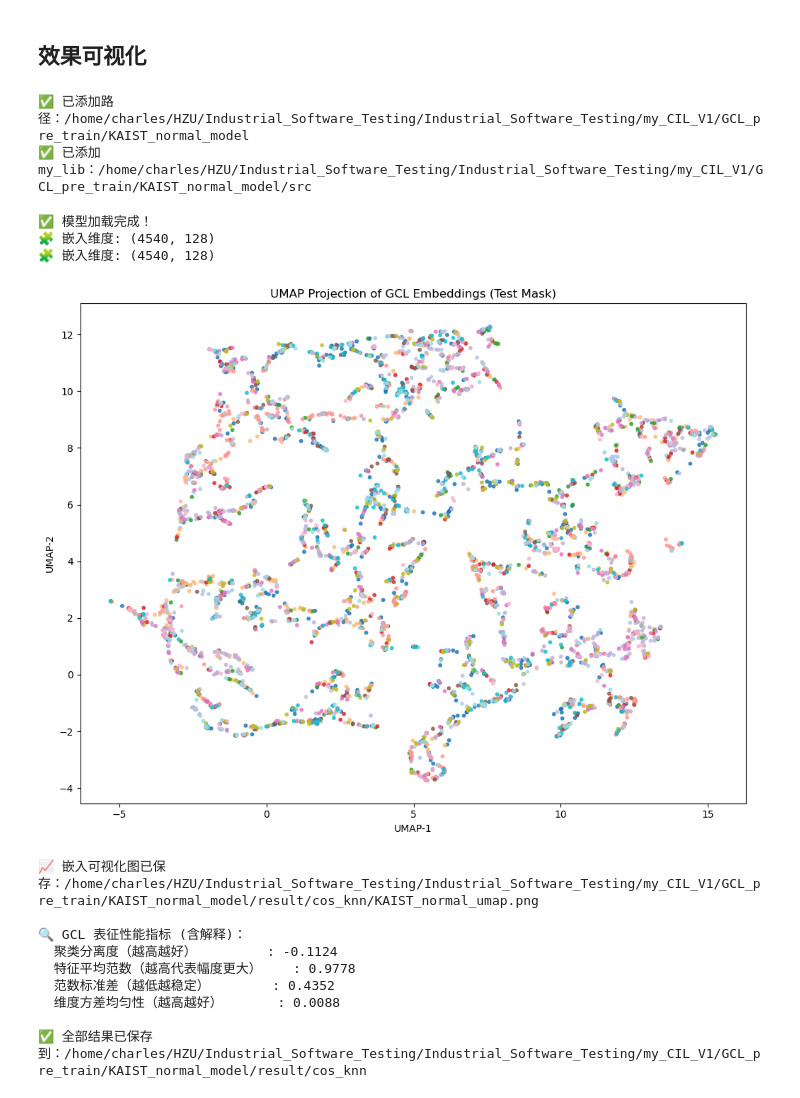
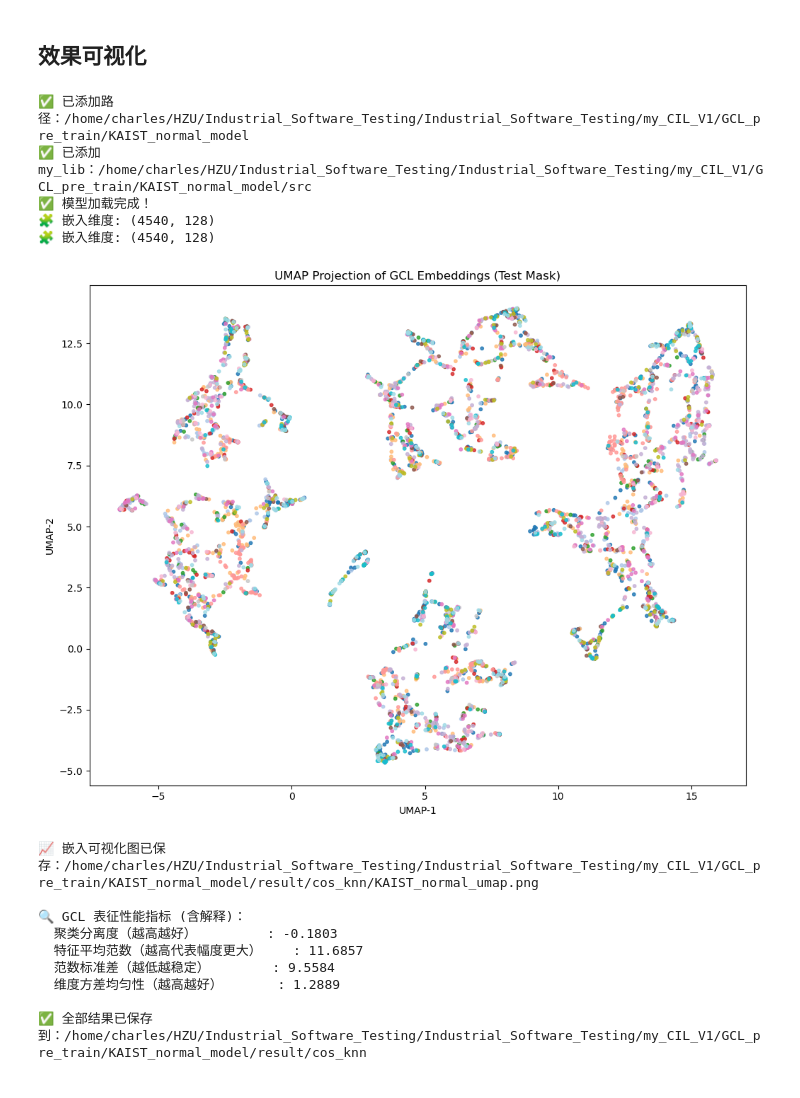
Before and after one commit to Noneeyou/My_GIL_v1, a Jupyter notebook: GCL_pre_train/KAIST_normal_model/notebook/cos_knn.ipynb, the cells around one changed output. Drawn from its saved outputs; the diff is of its cells as text; code cells hidden in the pictures.

```diff
--- a/GCL_pre_train/KAIST_normal_model/notebook/cos_knn.ipynb
+++ b/GCL_pre_train/KAIST_normal_model/notebook/cos_knn.ipynb
@@ -116,7 +203,7 @@ from models import GraphContrastiveLearner, augment_graph, summarize_graph
 # ===================== 1️⃣ 参数与路径设置 =====================
 device = torch.device("cuda" if torch.cuda.is_available() else "cpu")
 graph_path = "/home/charles/HZU/Data_processed/my_CIL_V1/KAIST/mixed_allclass/pyg_data/cos_knn/mixed_allclass_arabic_graph_withmask.pt"  # 👈 替换为你的路径
-model_path = "/home/charles/HZU/Industrial_Software_Testing/Industrial_Software_Testing/my_CIL_V1/GCL_pre_train/KAIST_normal_model/model_save/cos_knn/KAIST_normal_pretrain_epoch200.pt"  # 👈 模型路径
+model_path = "/home/charles/HZU/Industrial_Software_Testing/Industrial_Software_Testing/my_CIL_V1/GCL_pre_train/KAIST_normal_model/model_save/cos_knn/KAIST_normal_pretrain_best.pt"  # 👈 模型路径
 save_dir = "/home/charles/HZU/Industrial_Software_Testing/Industrial_Software_Testing/my_CIL_V1/GCL_pre_train/KAIST_normal_model/result/cos_knn"
 os.makedirs(save_dir, exist_ok=True)
 
@@ -215,43 +302,43 @@ def compute_gcl_metrics(embeddings, labels):
     results["feature_uniformity"] = float(var_per_dim.mean())
 
     return results
 
 metrics = compute_gcl_metrics(embeddings, labels)
 
 print("\n🔍 GCL 表征性能指标 (含解释)：")
 desc = {
     "silhouette": "聚类分离度（越高越好）",
     "mean_norm": "特征平均范数（越高代表幅度更大）",
     "std_norm": "范数标准差（越低越稳定）",
     "feature_uniformity": "维度方差均匀性（越高越好）"
 }
 for k, v in metrics.items():
     if v is not None:
         print(f"  {desc[k]:<20s}: {v:.4f}")
     else:
         print(f"  {desc[k]:<20s}: N/A")
 
 # ===================== 7️⃣ 保存结果 =====================
 np.save(os.path.join(save_dir, "KAIST_normal_emb_test.npy"), embeddings)
 np.save(os.path.join(save_dir, "KAIST_normal_umap_test.npy"), emb_2d)
 with open(os.path.join(save_dir, "KAIST_normal_metrics.txt"), "w") as f:
     for k, v in metrics.items():
         f.write(f"{desc[k]}: {v}\n")
 
 print(f"\n✅ 全部结果已保存到：{save_dir}")
 # %% [output]
 ✅ 已添加路径：/home/charles/HZU/Industrial_Software_Testing/Industrial_Software_Testing/my_CIL_V1/GCL_pre_train/KAIST_normal_model
 ✅ 已添加 my_lib：/home/charles/HZU/Industrial_Software_Testing/Industrial_Software_Testing/my_CIL_V1/GCL_pre_train/KAIST_normal_model/src
+✅ 模型加载完成！
+🧩 嵌入维度: (4540, 128)
+🧩 嵌入维度: (4540, 128)
+[figure, new version]
-✅ 模型加载完成！
-🧩 嵌入维度: (4540, 128)
-🧩 嵌入维度: (4540, 128)
+📈 嵌入可视化图已保存：/home/charles/HZU/Industrial_Software_Testing/Industrial_Software_Testing/my_CIL_V1/GCL_pre_train/KAIST_normal_model/result/cos_knn/KAIST_normal_umap.png
+
+🔍 GCL 表征性能指标 (含解释)：
+  聚类分离度（越高越好）         : -0.1803
+  特征平均范数（越高代表幅度更大）    : 11.6857
+  范数标准差（越低越稳定）        : 9.5584
+  维度方差均匀性（越高越好）       : 1.2889
+
+✅ 全部结果已保存到：/home/charles/HZU/Industrial_Software_Testing/Industrial_Software_Testing/my_CIL_V1/GCL_pre_train/KAIST_normal_model/result/cos_knn
-[figure, old version]
-📈 嵌入可视化图已保存：/home/charles/HZU/Industrial_Software_Testing/Industrial_Software_Testing/my_CIL_V1/GCL_pre_train/KAIST_normal_model/result/cos_knn/KAIST_normal_umap.png
-
-🔍 GCL 表征性能指标 (含解释)：
-  聚类分离度（越高越好）         : -0.1124
-  特征平均范数（越高代表幅度更大）    : 0.9778
-  范数标准差（越低越稳定）        : 0.4352
-  维度方差均匀性（越高越好）       : 0.0088
-
-✅ 全部结果已保存到：/home/charles/HZU/Industrial_Software_Testing/Industrial_Software_Testing/my_CIL_V1/GCL_pre_train/KAIST_normal_model/result/cos_knn
```
Also changed, not shown: parts of 4 cells of this notebook, 6 other files.
